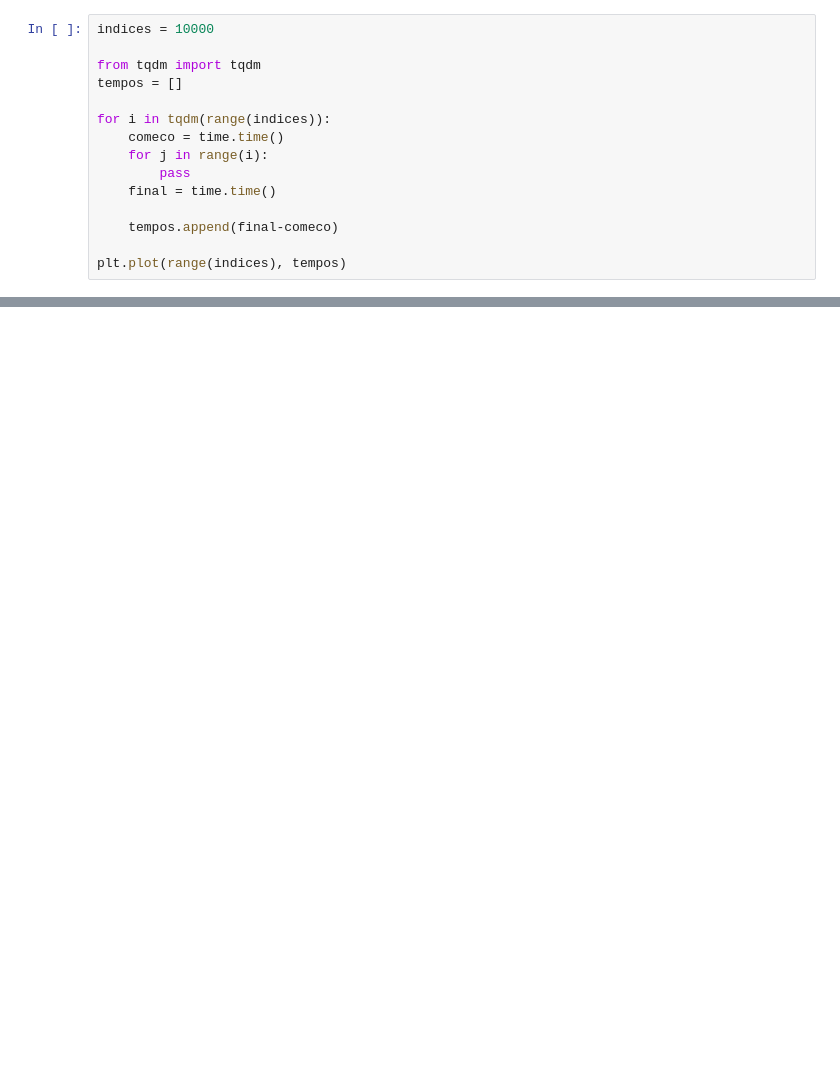
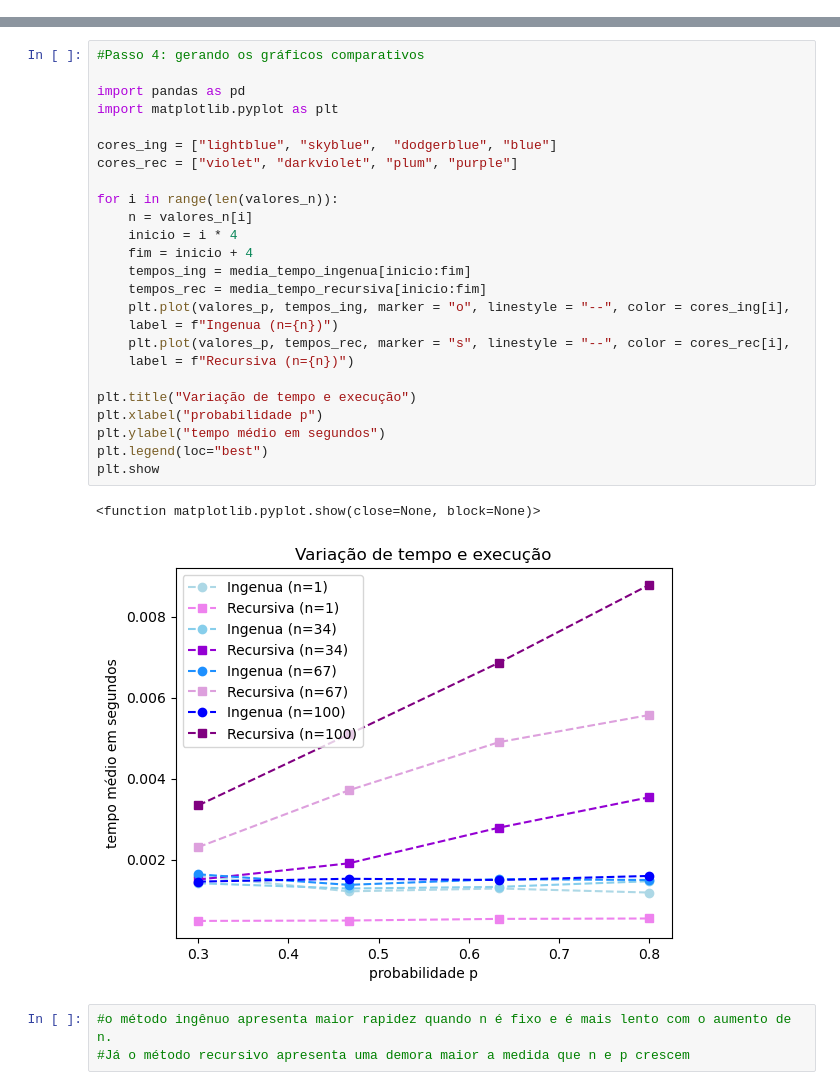
Before and after one commit to CinthiaBandeira/Prog_Estat, a Jupyter notebook: Labs/Lab2.ipynb, the cells around one changed output, grey strips where cells are left out. Cells and saved outputs as stored; diff of their text form; blank space fills up the shorter version.

```diff
--- a/Labs/Lab2.ipynb
+++ b/Labs/Lab2.ipynb
@@ -37,15 +16,0 @@ oioioioi
-# %%
-indices = 10000
-
-from tqdm import tqdm
-tempos = []
-
-for i in tqdm(range(indices)):
-    comeco = time.time()
-    for j in range(i):
-        pass
-    final = time.time()
-
-    tempos.append(final-comeco)
-
-plt.plot(range(indices), tempos)
@@ -54,0 +86,31 @@ plt.plot(range(indices), tempos)
+# %%
+#Passo 4: gerando os gráficos comparativos
+
+import pandas as pd
+import matplotlib.pyplot as plt
+
+cores_ing = ["lightblue", "skyblue",  "dodgerblue", "blue"]
+cores_rec = ["violet", "darkviolet", "plum", "purple"]
+
+for i in range(len(valores_n)):
+    n = valores_n[i]
+    inicio = i * 4
+    fim = inicio + 4
+    tempos_ing = media_tempo_ingenua[inicio:fim]
+    tempos_rec = media_tempo_recursiva[inicio:fim]
+    plt.plot(valores_p, tempos_ing, marker = "o", linestyle = "--", color = cores_ing[i],
+    label = f"Ingenua (n={n})")
+    plt.plot(valores_p, tempos_rec, marker = "s", linestyle = "--", color = cores_rec[i],
+    label = f"Recursiva (n={n})")
+
+plt.title("Variação de tempo e execução")
+plt.xlabel("probabilidade p")
+plt.ylabel("tempo médio em segundos")
+plt.legend(loc="best")
+plt.show
+# %% [output]
+<function matplotlib.pyplot.show(close=None, block=None)>
+[figure, added]
+# %%
+#o método ingênuo apresenta maior rapidez quando n é fixo e é mais lento com o aumento de n.
+#Já o método recursivo apresenta uma demora maior a medida que n e p crescem
```
Also changed, not shown: parts of 5 cells of this notebook, 1 other file.
